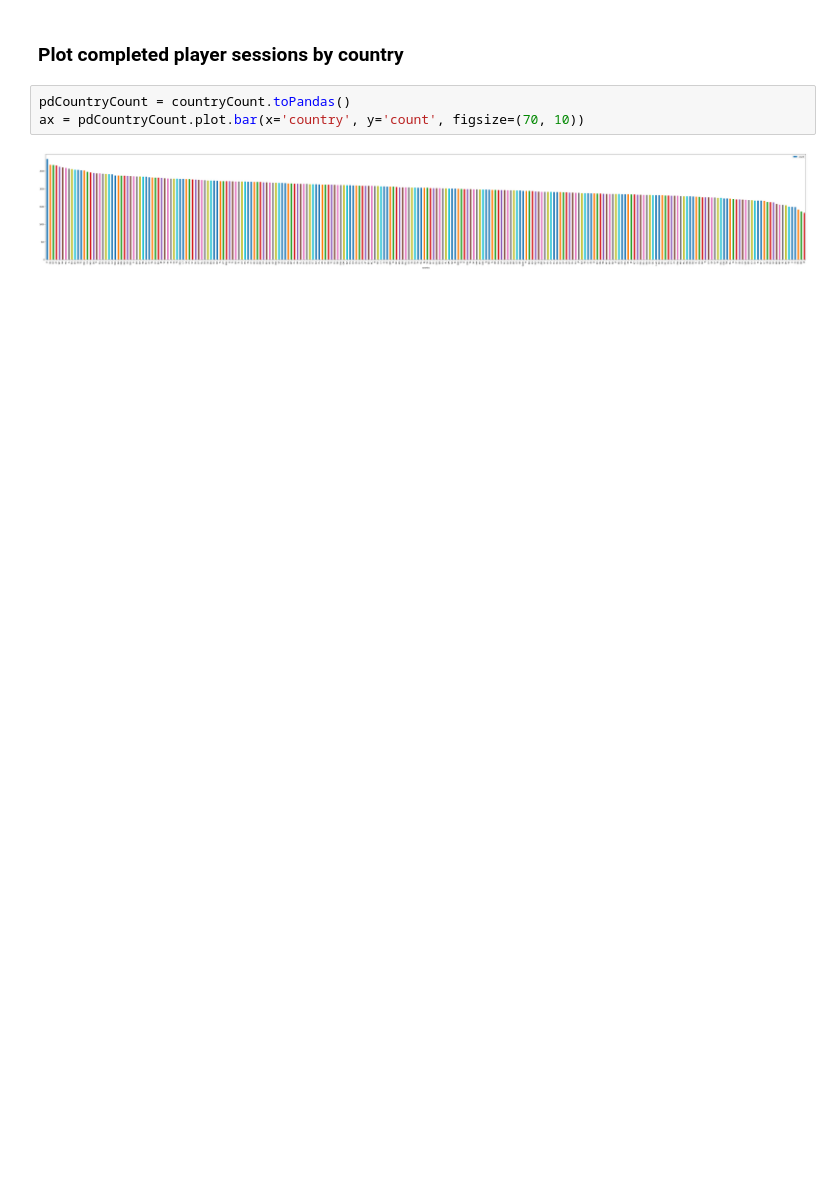
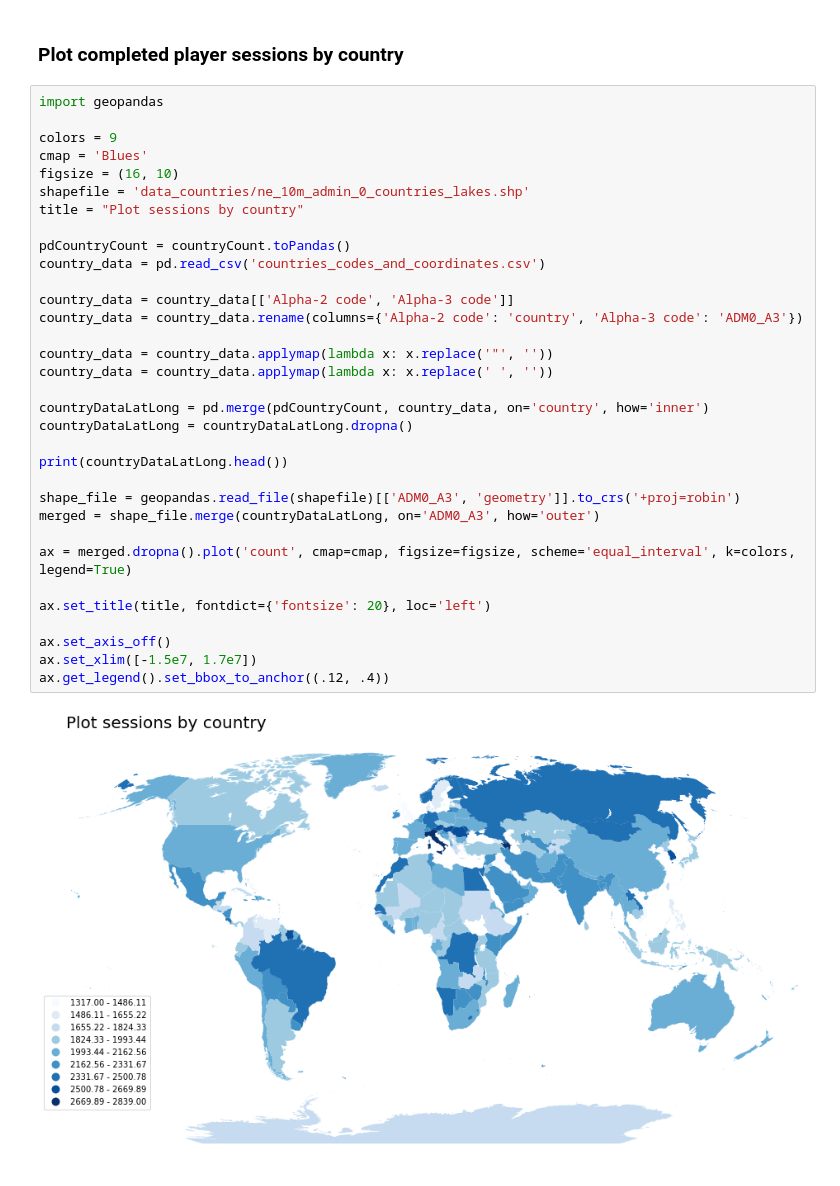
Before and after one commit to m-shayanshafi/player_sessions_analysis, a Jupyter notebook: player_sessions_insights_1.ipynb, the cells around one changed output. Drawn from its saved outputs; the diff is of its cells as text; blank space fills up the shorter version.

```diff
--- a/player_sessions_insights_1.ipynb
+++ b/player_sessions_insights_1.ipynb
@@ -127,7 +126,37 @@ Number of sessions started in 2018:0
 # %% [markdown]
 ### Plot completed player sessions by country
-# %%
-pdCountryCount = countryCount.toPandas()
-ax = pdCountryCount.plot.bar(x='country', y='count', figsize=(70, 10))
-# %% [output]
-[figure, removed]
+# %%
+import geopandas
+
+colors = 9
+cmap = 'Blues'
+figsize = (16, 10)
+shapefile = 'data_countries/ne_10m_admin_0_countries_lakes.shp'
+title = "Plot sessions by country"
+
+pdCountryCount = countryCount.toPandas()
+country_data = pd.read_csv('countries_codes_and_coordinates.csv')
+
+country_data = country_data[['Alpha-2 code', 'Alpha-3 code']]
+country_data = country_data.rename(columns={'Alpha-2 code': 'country', 'Alpha-3 code': 'ADM0_A3'})
+
+country_data = country_data.applymap(lambda x: x.replace('"', ''))
+country_data = country_data.applymap(lambda x: x.replace(' ', ''))
+
+countryDataLatLong = pd.merge(pdCountryCount, country_data, on='country', how='inner')
+countryDataLatLong = countryDataLatLong.dropna()
+
+print(countryDataLatLong.head())
+
+shape_file = geopandas.read_file(shapefile)[['ADM0_A3', 'geometry']].to_crs('+proj=robin')
+merged = shape_file.merge(countryDataLatLong, on='ADM0_A3', how='outer')
+
+ax = merged.dropna().plot('count', cmap=cmap, figsize=figsize, scheme='equal_interval', k=colors, legend=True)
+
+ax.set_title(title, fontdict={'fontsize': 20}, loc='left')
+
+ax.set_axis_off()
+ax.set_xlim([-1.5e7, 1.7e7])
+ax.get_legend().set_bbox_to_anchor((.12, .4))
+# %% [output]
+[figure, added]
```
Also changed, not shown: parts of 5 cells of this notebook, 13 other files.
